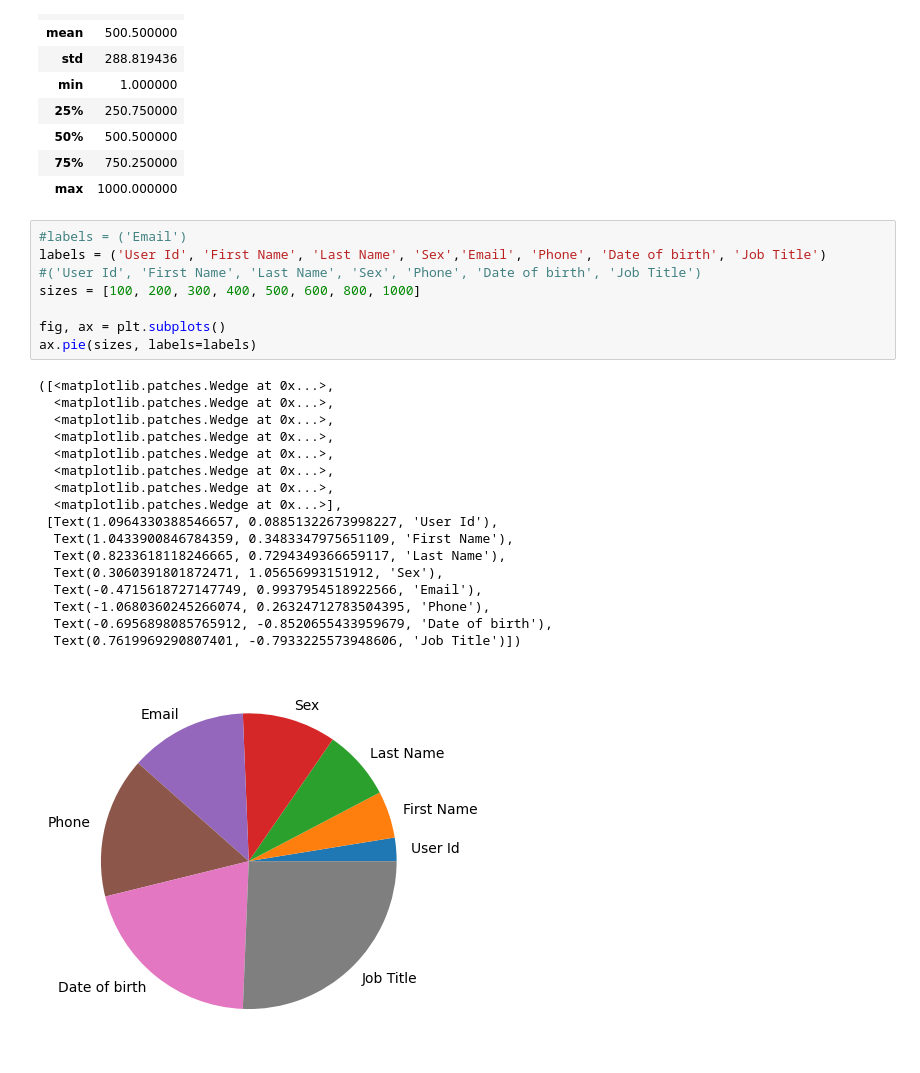
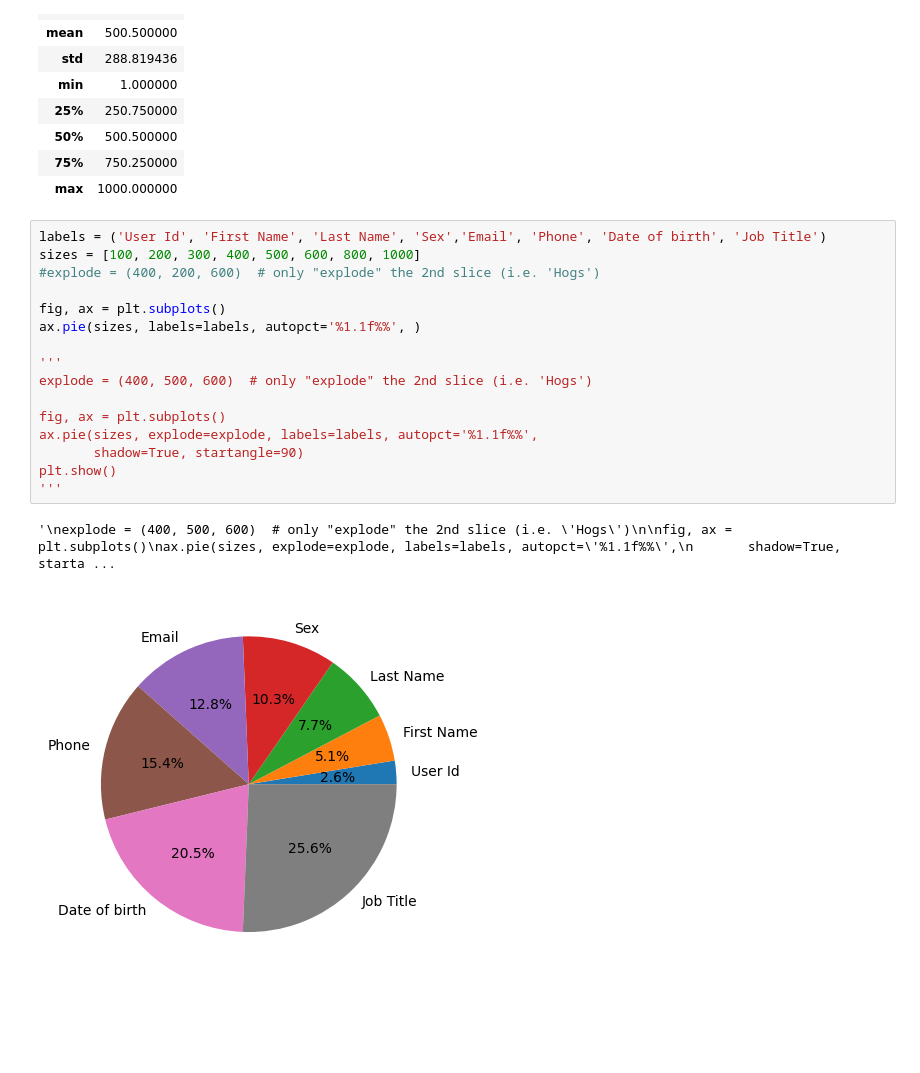
Before and after one commit to Emmet-Devaney/PROGRAMMING-FOR-DATA-ANALYTICS, a Jupyter notebook: Assignments Folder/Assignment 3/assignment03-pie.ipynb, the cells around one changed output. Cells and saved outputs as stored; diff of their text form; blank space fills up the shorter version.

```diff
--- a/Assignments Folder/Assignment 3/assignment03-pie.ipynb
+++ b/Assignments Folder/Assignment 3/assignment03-pie.ipynb
@@ -45,28 +45,21 @@ df.describe()
 | 75% | 750.250000 |
 | max | 1000.000000 |
 # %%
-#labels = ('Email')
 labels = ('User Id', 'First Name', 'Last Name', 'Sex','Email', 'Phone', 'Date of birth', 'Job Title')
-#('User Id', 'First Name', 'Last Name', 'Sex', 'Phone', 'Date of birth', 'Job Title')
 sizes = [100, 200, 300, 400, 500, 600, 800, 1000]
+#explode = (400, 200, 600)  # only "explode" the 2nd slice (i.e. 'Hogs')
 
 fig, ax = plt.subplots()
-ax.pie(sizes, labels=labels)
+ax.pie(sizes, labels=labels, autopct='%1.1f%%', )
+
+'''
+explode = (400, 500, 600)  # only "explode" the 2nd slice (i.e. 'Hogs')
+
+fig, ax = plt.subplots()
+ax.pie(sizes, explode=explode, labels=labels, autopct='%1.1f%%',
+       shadow=True, startangle=90)
+plt.show()
+'''
 # %% [output]
-([<matplotlib.patches.Wedge at 0x...>,
-  <matplotlib.patches.Wedge at 0x...>,
-  <matplotlib.patches.Wedge at 0x...>,
-  <matplotlib.patches.Wedge at 0x...>,
-  <matplotlib.patches.Wedge at 0x...>,
-  <matplotlib.patches.Wedge at 0x...>,
-  <matplotlib.patches.Wedge at 0x...>,
-  <matplotlib.patches.Wedge at 0x...>],
- [Text(1.0964330388546657, 0.08851322673998227, 'User Id'),
-  Text(1.0433900846784359, 0.3483347975651109, 'First Name'),
-  Text(0.8233618118246665, 0.7294349366659117, 'Last Name'),
-  Text(0.3060391801872471, 1.05656993151912, 'Sex'),
-  Text(-0.4715618727147749, 0.9937954518922566, 'Email'),
-  Text(-1.0680360245266074, 0.26324712783504395, 'Phone'),
-  Text(-0.6956898085765912, -0.8520655433959679, 'Date of birth'),
-  Text(0.7619969290807401, -0.7933225573948606, 'Job Title')])
+'\nexplode = (400, 500, 600)  # only "explode" the 2nd slice (i.e. \'Hogs\')\n\nfig, ax = plt.subplots()\nax.pie(sizes, explode=explode, labels=labels, autopct=\'%1.1f%%\',\n       shadow=True, starta ...
-[figure, old version]
+[figure, new version]
```
